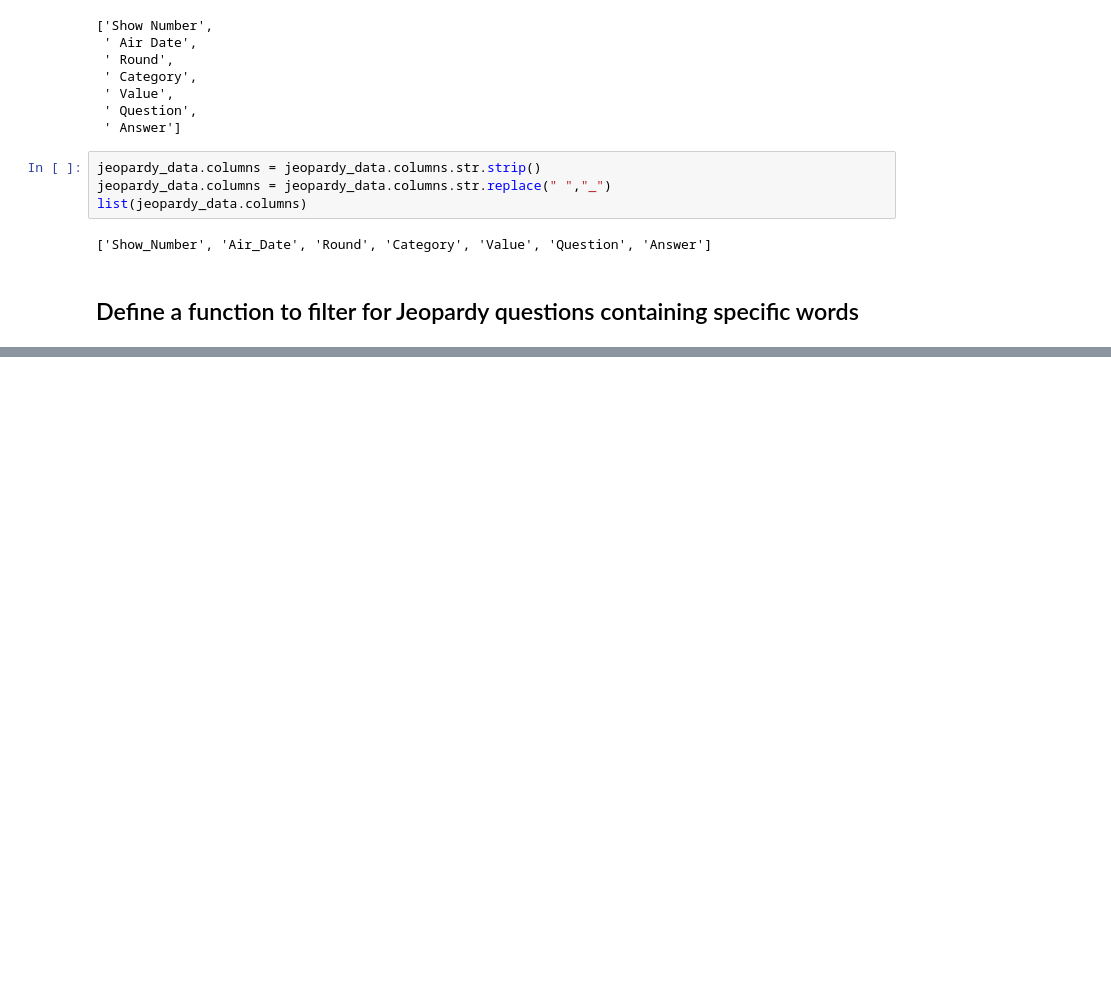
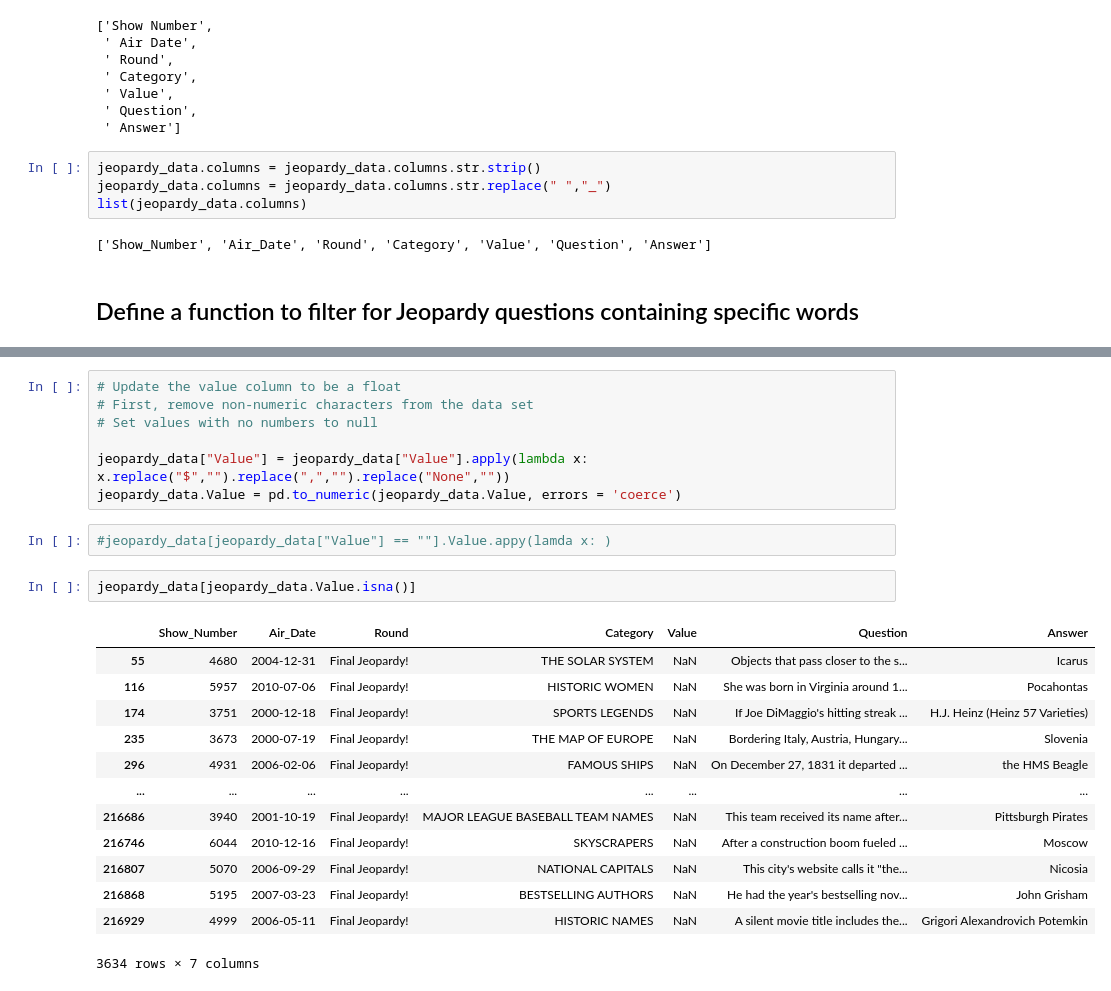
Before and after one commit to blair-chan/CodeAcademy, a Jupyter notebook: jeopardy.ipynb, the cells around one changed output, grey strips where cells are left out. Saved outputs shown, nothing was run; the diff lists cells and outputs as text; blank space fills up the shorter version.

```diff
--- a/jeopardy.ipynb
+++ b/jeopardy.ipynb
@@ -60,0 +71,25 @@ filter_questions(fake_list, jeopardy_data.Question, jeopardy_data)
+# %%
+# Update the value column to be a float
+# First, remove non-numeric characters from the data set
+# Set values with no numbers to null
+
+jeopardy_data["Value"] = jeopardy_data["Value"].apply(lambda x: x.replace("$","").replace(",","").replace("None",""))
+jeopardy_data.Value = pd.to_numeric(jeopardy_data.Value, errors = 'coerce')
+# %%
+#jeopardy_data[jeopardy_data["Value"] == ""].Value.appy(lamda x: )
+# %%
+jeopardy_data[jeopardy_data.Value.isna()]
+# %% [output]
+|  | Show_Number | Air_Date | Round | Category | Value | Question | Answer |
+| 55 | 4680 | 2004-12-31 | Final Jeopardy! | THE SOLAR SYSTEM | NaN | Objects that pass closer to the s... | Icarus |
+| 116 | 5957 | 2010-07-06 | Final Jeopardy! | HISTORIC WOMEN | NaN | She was born in Virginia around 1... | Pocahontas |
+| 174 | 3751 | 2000-12-18 | Final Jeopardy! | SPORTS LEGENDS | NaN | If Joe DiMaggio's hitting streak ... | H.J. Heinz (Heinz 57 Varieties) |
+| 235 | 3673 | 2000-07-19 | Final Jeopardy! | THE MAP OF EUROPE | NaN | Bordering Italy, Austria, Hungary... | Slovenia |
+| 296 | 4931 | 2006-02-06 | Final Jeopardy! | FAMOUS SHIPS | NaN | On December 27, 1831 it departed ... | the HMS Beagle |
+| ... | ... | ... | ... | ... | ... | ... | ... |
+| 216686 | 3940 | 2001-10-19 | Final Jeopardy! | MAJOR LEAGUE BASEBALL TEAM NAMES | NaN | This team received its name after... | Pittsburgh Pirates |
+| 216746 | 6044 | 2010-12-16 | Final Jeopardy! | SKYSCRAPERS | NaN | After a construction boom fueled ... | Moscow |
+| 216807 | 5070 | 2006-09-29 | Final Jeopardy! | NATIONAL CAPITALS | NaN | This city's website calls it "the... | Nicosia |
+| 216868 | 5195 | 2007-03-23 | Final Jeopardy! | BESTSELLING AUTHORS | NaN | He had the year's bestselling nov... | John Grisham |
+| 216929 | 4999 | 2006-05-11 | Final Jeopardy! | HISTORIC NAMES | NaN | A silent movie title includes the... | Grigori Alexandrovich Potemkin |
+3634 rows × 7 columns
```
Also changed, not shown: parts of 19 cells of this notebook.
